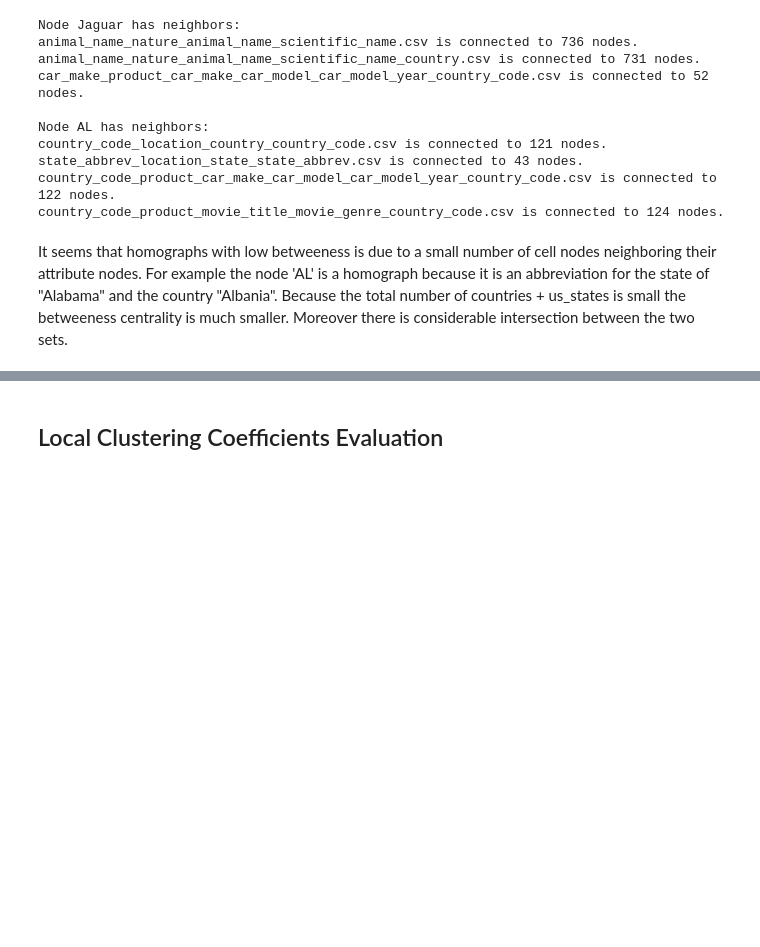
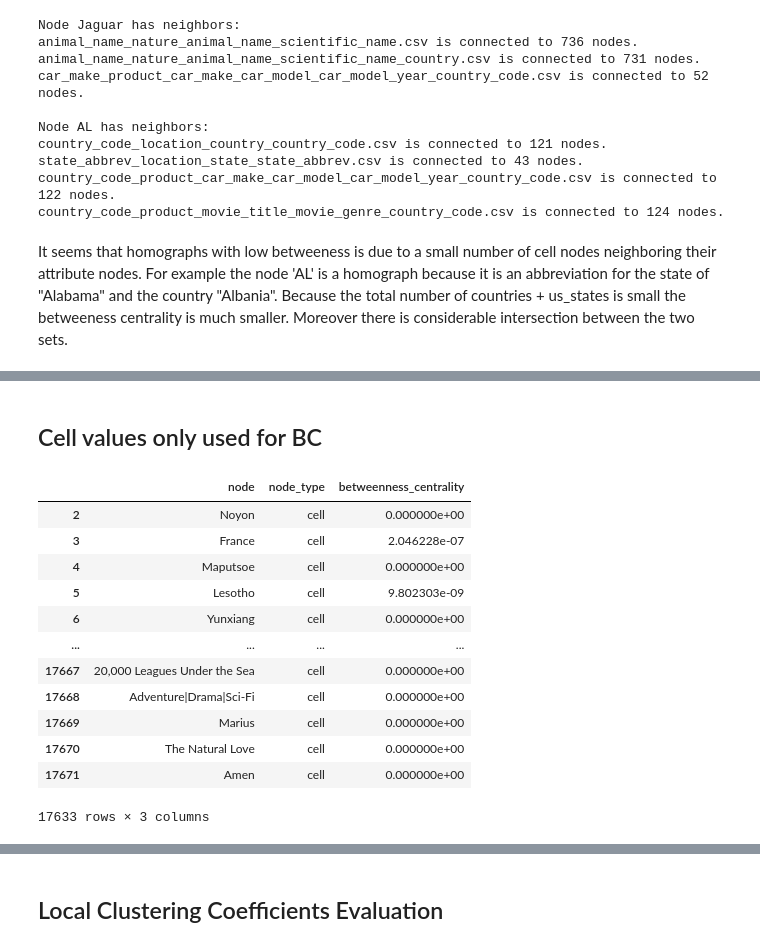
Before and after one commit to northeastern-datalab/domain_net, a Jupyter notebook: network_analysis/synthetic_benchmark_analysis.ipynb, the cells around one changed output, grey strips where cells are left out. Saved outputs shown, nothing was run; the diff lists cells and outputs as text; code cells hidden in the pictures; blank space fills up the shorter version.

```diff
--- a/network_analysis/synthetic_benchmark_analysis.ipynb
+++ b/network_analysis/synthetic_benchmark_analysis.ipynb
@@ -418,3 +418,27 @@ fig.save('figures/synthetic_dataset/synthetic_bipartite_betweenness_vs_cardinali
 fig
 # %% [output]
 [interactive output not drawn]
+# %% [markdown]
+## Cell values only used for BC
+# %%
+# Load dataframe of graph statistics from file
+synthetic_bipartite_graph_stats_df_cell_nodes = pickle.load(open('output/synthetic_example_bipartite_cell_nodes/graph_stats_df.pickle', 'rb'))
+
+# Remove all attribute nodes from the data frame. We only want to analyze nodes of type cell
+cell_nodes = {n for n, d in synthetic_bipartite_graph.nodes(data=True) if d['type']=='cell'}
+synthetic_bipartite_graph_stats_df_cell_nodes = synthetic_bipartite_graph_stats_df_cell_nodes.loc[synthetic_bipartite_graph_stats_df_cell_nodes['node'].isin(cell_nodes)]
+synthetic_bipartite_graph_stats_df_cell_nodes
+# %% [output]
+|  | node | node_type | betweenness_centrality |
+| 2 | Noyon | cell | 0.000000e+00 |
+| 3 | France | cell | 2.046228e-07 |
+| 4 | Maputsoe | cell | 0.000000e+00 |
+| 5 | Lesotho | cell | 9.802303e-09 |
+| 6 | Yunxiang | cell | 0.000000e+00 |
+| ... | ... | ... | ... |
+| 17667 | 20,000 Leagues Under the Sea | cell | 0.000000e+00 |
+| 17668 | Adventure|Drama|Sci-Fi | cell | 0.000000e+00 |
+| 17669 | Marius | cell | 0.000000e+00 |
+| 17670 | The Natural Love | cell | 0.000000e+00 |
+| 17671 | Amen | cell | 0.000000e+00 |
+17633 rows × 3 columns
```
Also changed, not shown: parts of 8 cells of this notebook, 13 other files.
